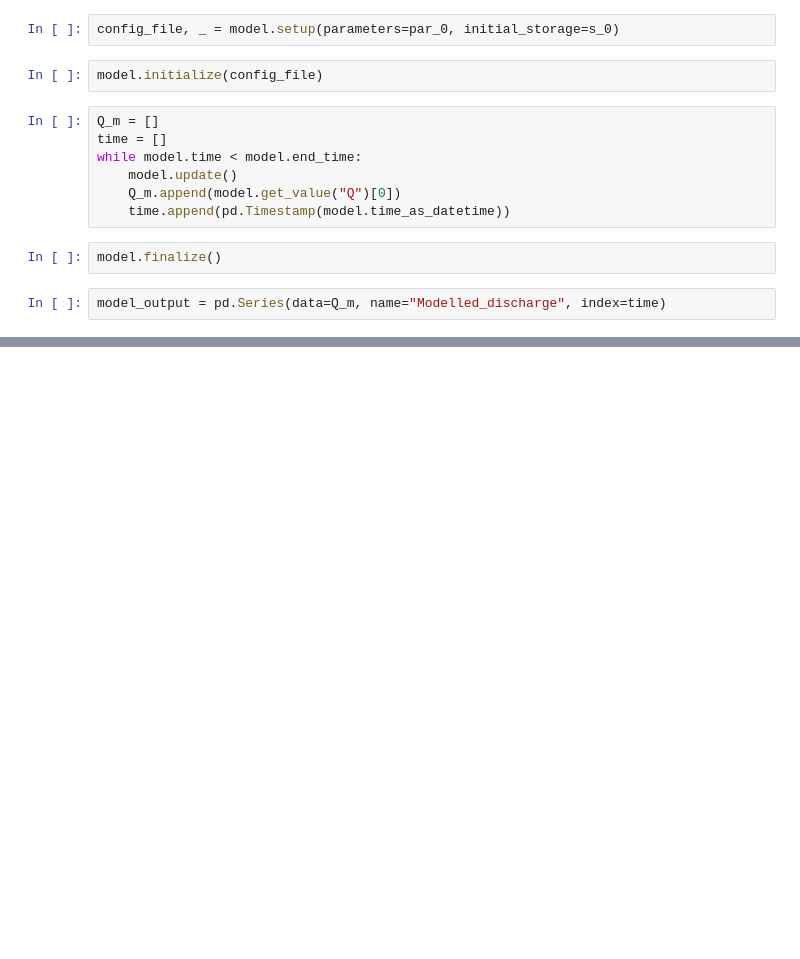
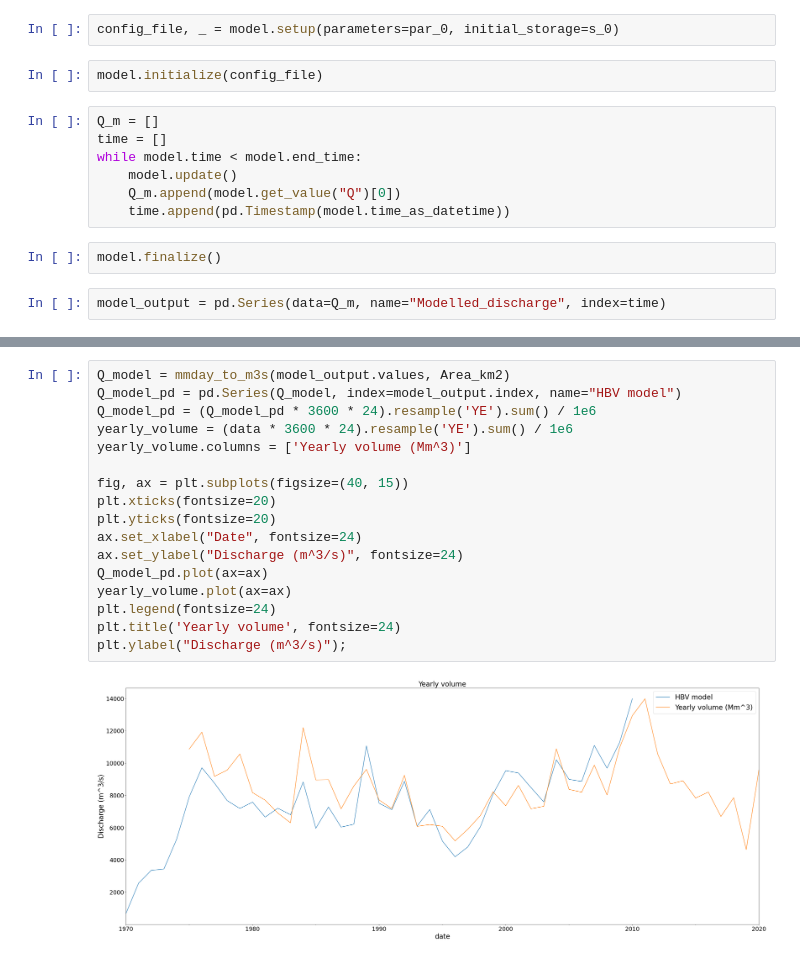
Before and after one commit to eWaterCycle/projects, a Jupyter notebook: BEP/code/HBV/HBV.ipynb, the cells around one changed output, grey strips where cells are left out. Cells and saved outputs as stored; diff of their text form; blank space fills up the shorter version.

```diff
--- a/BEP/code/HBV/HBV.ipynb
+++ b/BEP/code/HBV/HBV.ipynb
@@ -106,0 +110,19 @@ plt.ylabel("Discharge (m^3/s)");
+# %%
+Q_model = mmday_to_m3s(model_output.values, Area_km2)
+Q_model_pd = pd.Series(Q_model, index=model_output.index, name="HBV model")
+Q_model_pd = (Q_model_pd * 3600 * 24).resample('YE').sum() / 1e6
+yearly_volume = (data * 3600 * 24).resample('YE').sum() / 1e6
+yearly_volume.columns = ['Yearly volume (Mm^3)']
+
+fig, ax = plt.subplots(figsize=(40, 15))
+plt.xticks(fontsize=20)
+plt.yticks(fontsize=20)
+ax.set_xlabel("Date", fontsize=24)
+ax.set_ylabel("Discharge (m^3/s)", fontsize=24)
+Q_model_pd.plot(ax=ax)
+yearly_volume.plot(ax=ax)
+plt.legend(fontsize=24)
+plt.title('Yearly volume', fontsize=24)
+plt.ylabel("Discharge (m^3/s)");
+# %% [output]
+[figure, added]
```
Also changed, not shown: parts of 4 cells of this notebook, 6 other files.
